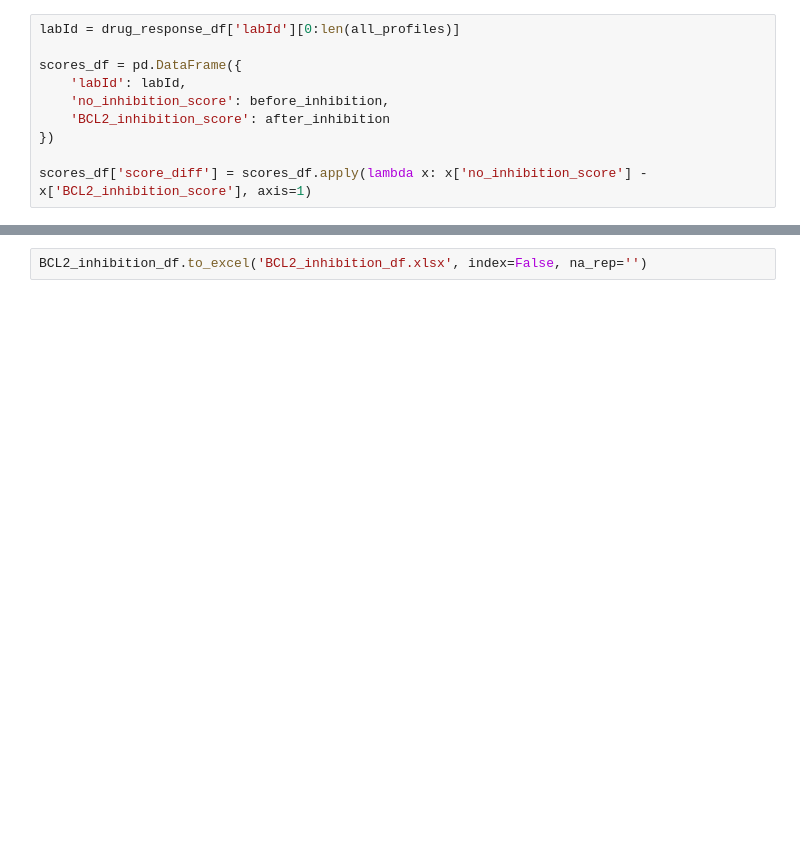
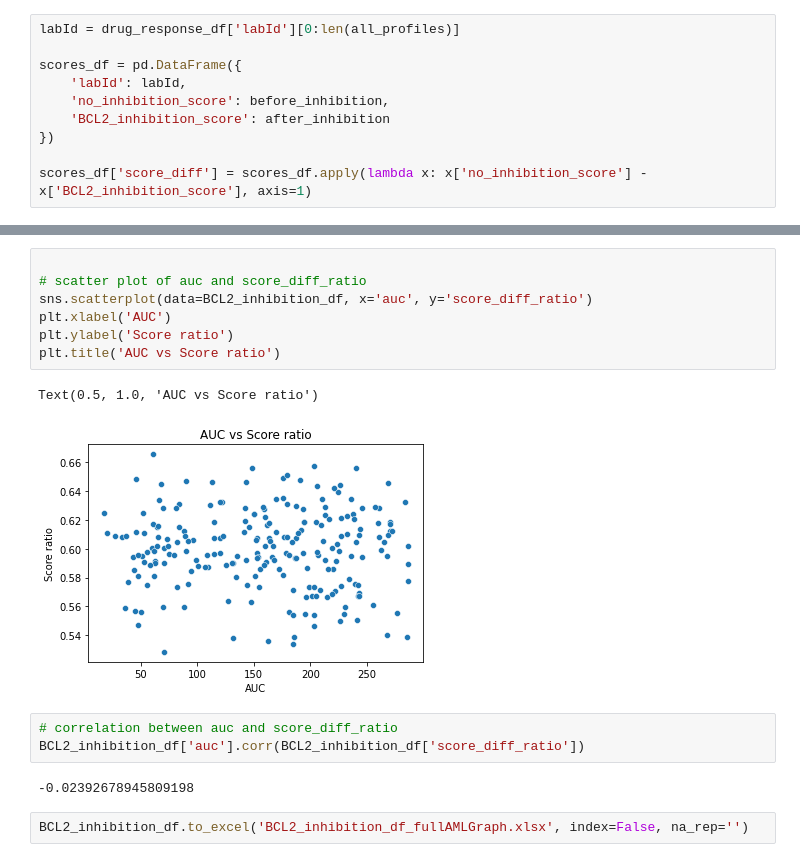
Before and after one commit to IlyaLab/BNMPy, a Jupyter notebook: BCL2_inhibition_AML.ipynb, the cells around one changed output, grey strips where cells are left out. Cells and saved outputs as stored; diff of their text form; blank space fills up the shorter version.

```diff
--- a/BCL2_inhibition_AML.ipynb
+++ b/BCL2_inhibition_AML.ipynb
@@ -120,2 +233,17 @@ BCL2_inhibition_df
+# %%
+
+# scatter plot of auc and score_diff_ratio
+sns.scatterplot(data=BCL2_inhibition_df, x='auc', y='score_diff_ratio')
+plt.xlabel('AUC')
+plt.ylabel('Score ratio')
+plt.title('AUC vs Score ratio')
+# %% [output]
+Text(0.5, 1.0, 'AUC vs Score ratio')
+[figure, added]
+# %%
+# correlation between auc and score_diff_ratio
+BCL2_inhibition_df['auc'].corr(BCL2_inhibition_df['score_diff_ratio'])
+# %% [output]
+-0.02392678945809198
 # %%
-BCL2_inhibition_df.to_excel('BCL2_inhibition_df.xlsx', index=False, na_rep='')
+BCL2_inhibition_df.to_excel('BCL2_inhibition_df_fullAMLGraph.xlsx', index=False, na_rep='')
```
Also changed, not shown: parts of 10 cells of this notebook.
